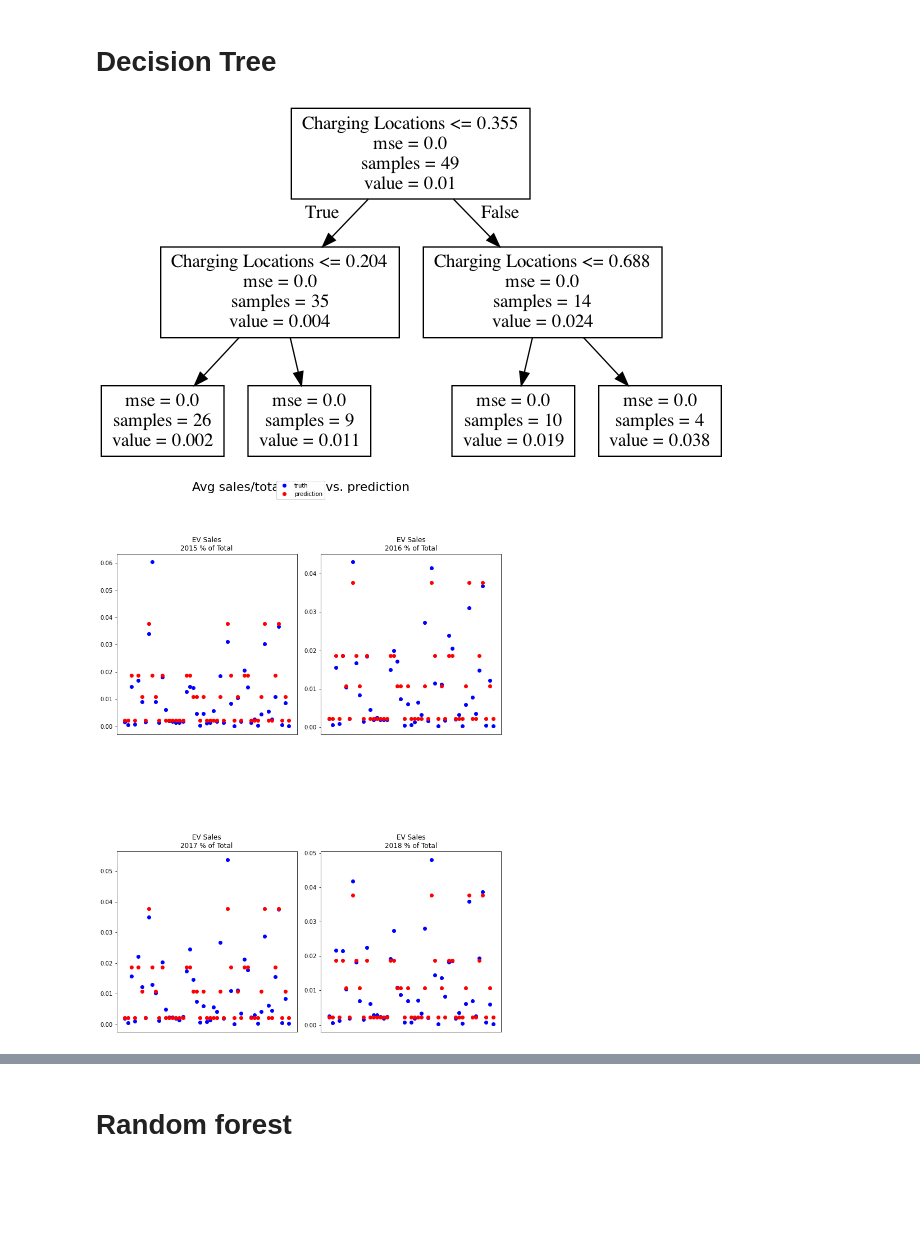
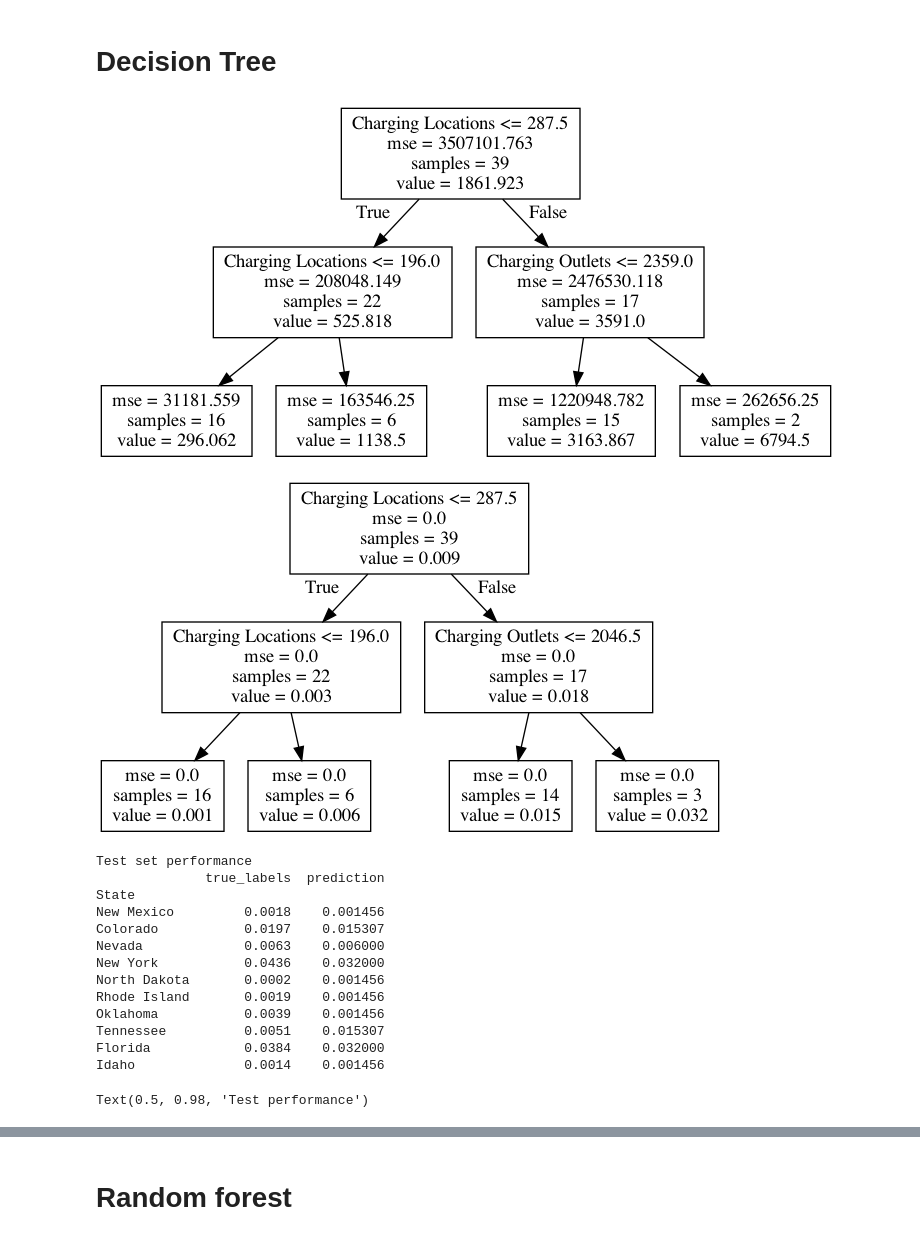
Before and after one commit to Disguiser23/ECE143-project-group11, a Jupyter notebook: data analysis and visualization .ipynb, the cells around one changed output, grey strips where cells are left out. Drawn from its saved outputs; the diff is of its cells as text; code cells hidden in the pictures; blank space fills up the shorter version.

```diff
--- a/data analysis and visualization .ipynb
+++ b/data analysis and visualization .ipynb
@@ -118,30 +135,33 @@ from sklearn.tree import DecisionTreeRegressor
 from sklearn.tree import export_graphviz
 from IPython.display import Image, display
 tree_reg_2 = DecisionTreeRegressor(max_depth=2)
-tree_reg_2.fit(x,df["Avg % of Total Sales 2015-2018"])
+tree_reg_2.fit(x_train,y_train)
 export_graphviz( tree_reg_2,
 out_file="ev_tree_max_depth_2.dot", feature_names=list(x.columns))
-# %%
-display(Image(filename='ev_tree_2.png'))
-pred = tree_reg_2.predict(x)
-fig, axs = plt.subplots(2, 2,figsize=(10,15),constrained_layout=True)
-fig.suptitle("Avg sales/total: truth vs. prediction",fontsize=22)
-for i in range(4):
-    r = i//2
-    c = i%2
-    # get feature, normalize and plot
-    col = df.iloc[:,i+5].astype(float)
-    axs[r, c].plot(list(df.index), df.iloc[:,i+5], 'bo', label='truth')
-    axs[r, c].plot(list(df.index), pred, 'ro', label='prediction')
-    # set plot title
-    axs[r, c].set_title("{}".format(df.columns[i+5]))
-    # format plot
-    axs[r, c].xaxis.set_visible(False)
-    x0,x1 = axs[r, c].get_xlim()
-    y0,y1 = axs[r, c].get_ylim()
-    axs[r, c].set_aspect(abs(x1-x0)/abs(y1-y0))
-    handles, labels = axs[r, c].get_legend_handles_labels()
-    fig.legend(handles, labels, loc='upper center')
-# %% [output]
-[figure, removed]
-[figure, removed]
+# %%
+display(Image(filename='ev_tree_2_avg_sales.png'))
+display(Image(filename='ev_tree_2_market_share.png'))
+print("\nTest set performance")
+pred = tree_reg_2.predict(x_test)
+result = pd.DataFrame({ 'true_labels': y_test, 'prediction': pred })
+print(result)
+plt.plot(pred, 'rx', label='prediction')
+plt.plot(y_test, 'bx', label='truth')
+plt.suptitle("Test performance",fontsize=22)
+# %% [output]
+[figure, added]
+[figure, added]
+Test set performance
+              true_labels  prediction
+State
+New Mexico         0.0018    0.001456
+Colorado           0.0197    0.015307
+Nevada             0.0063    0.006000
+New York           0.0436    0.032000
+North Dakota       0.0002    0.001456
+Rhode Island       0.0019    0.001456
+Oklahoma           0.0039    0.001456
+Tennessee          0.0051    0.015307
+Florida            0.0384    0.032000
+Idaho              0.0014    0.001456
+Text(0.5, 0.98, 'Test performance')
```
Also changed, not shown: parts of 8 cells of this notebook, 6 other files.
